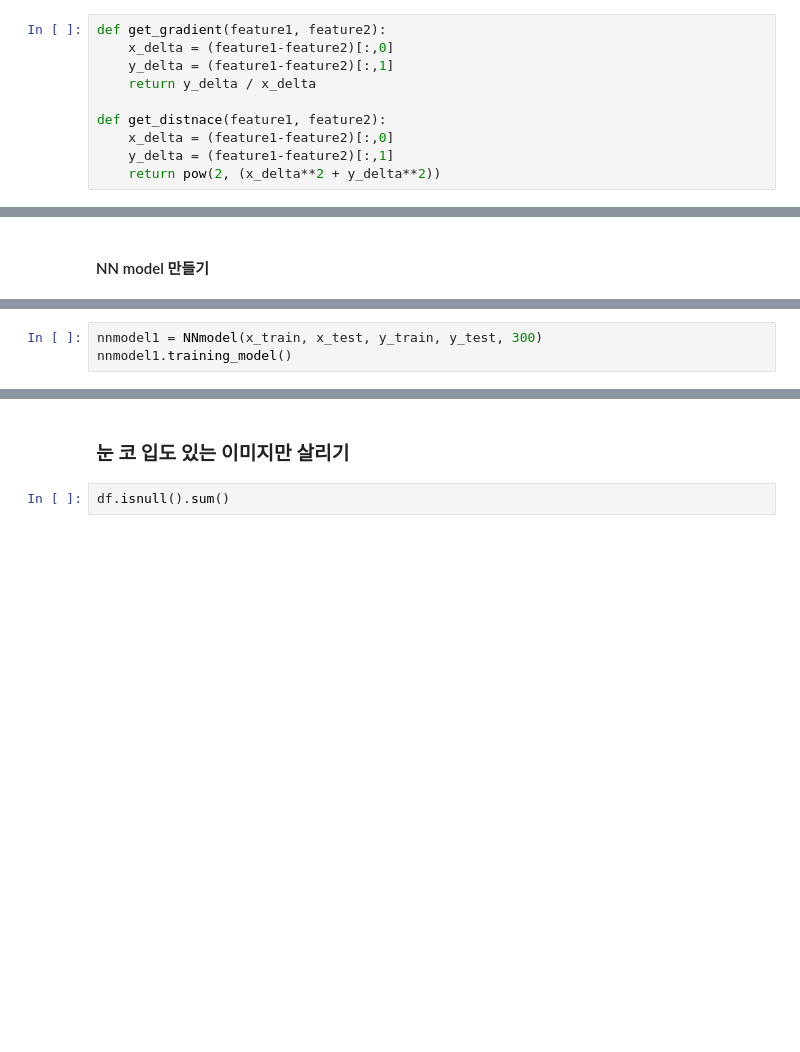
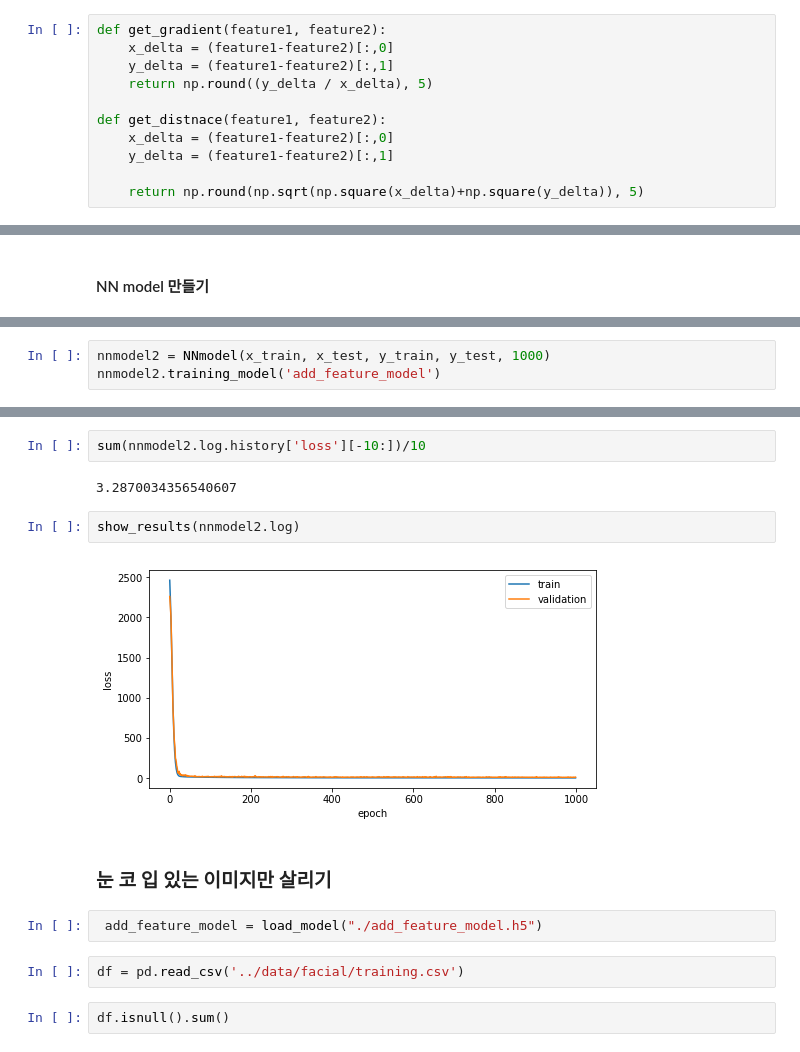
Before and after one commit to ultra118/Python_ML, a Jupyter notebook: Kaggle/facial_keypoints/FKD_pre_processing.ipynb, the cells around one changed output, grey strips where cells are left out. Cells and saved outputs as stored; diff of their text form; blank space fills up the shorter version.

```diff
--- a/Kaggle/facial_keypoints/FKD_pre_processing.ipynb
+++ b/Kaggle/facial_keypoints/FKD_pre_processing.ipynb
@@ -406,12 +406,13 @@ x_data.head(1)
 def get_gradient(feature1, feature2):
     x_delta = (feature1-feature2)[:,0]
     y_delta = (feature1-feature2)[:,1]
-    return y_delta / x_delta
+    return np.round((y_delta / x_delta), 5)
 
 def get_distnace(feature1, feature2):
     x_delta = (feature1-feature2)[:,0]
     y_delta = (feature1-feature2)[:,1]
-    return pow(2, (x_delta**2 + y_delta**2))
+
+    return np.round(np.sqrt(np.square(x_delta)+np.square(y_delta)), 5)
 # %%
 # 0 : 왼쪽 눈 1 : 오른쪽 눈 2 : 코 3 : 입술 아래
 le2re_gradient = get_gradient(x_data_split[0], x_data_split[1]).reshape(-1, 1)
@@ -562,3 +631,3 @@ class NNmodel:
 # %%
-nnmodel1 = NNmodel(x_train, x_test, y_train, y_test, 300)
-nnmodel1.training_model()
+nnmodel2 = NNmodel(x_train, x_test, y_train, y_test, 1000)
+nnmodel2.training_model('add_feature_model')
@@ -565,5 +669,17 @@ nnmodel1.training_model()
+# %%
+sum(nnmodel2.log.history['loss'][-10:])/10
+# %% [output]
+3.2870034356540607
+# %%
+show_results(nnmodel2.log)
+# %% [output]
+[figure, added]
 # %% [markdown]
-### 눈 코 입도 있는 이미지만 살리기
+### 눈 코 입 있는 이미지만 살리기
+# %%
+ add_feature_model = load_model("./add_feature_model.h5")
+# %%
+df = pd.read_csv('../data/facial/training.csv')
 # %%
 df.isnull().sum()
 # %% [output]
```
Also changed, not shown: parts of 61 cells of this notebook.
